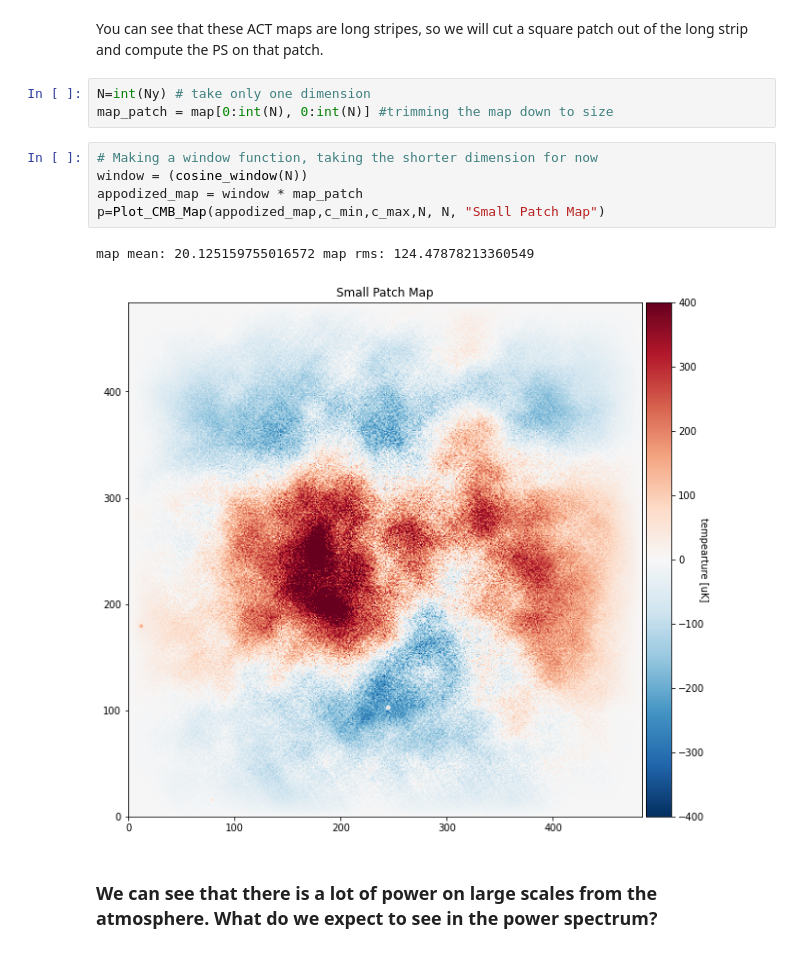
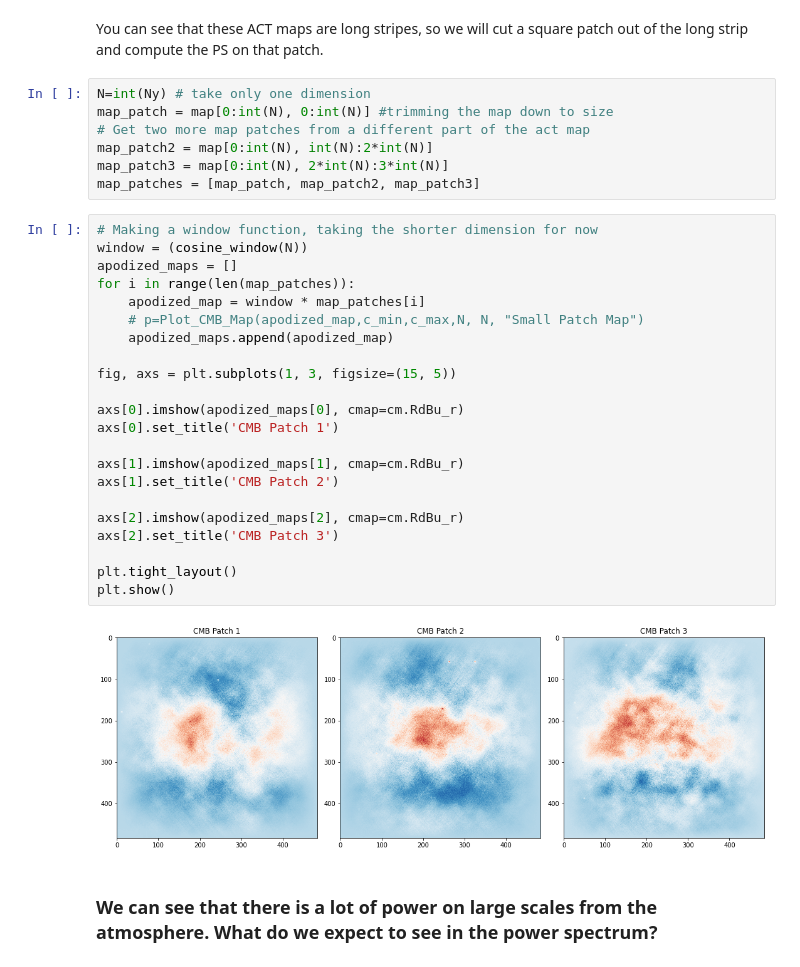
Before and after one commit to DEboy2007/CMBPaper, a Jupyter notebook: CMBSummerSchool/CMB_School_Part_06.ipynb, the cells around one changed output. Cells and saved outputs as stored; diff of their text form.

```diff
--- a/CMBSummerSchool/CMB_School_Part_06.ipynb
+++ b/CMBSummerSchool/CMB_School_Part_06.ipynb
@@ -69,14 +69,34 @@ You can see that these ACT maps are long stripes, so we will cut a square patch
 # %%
 N=int(Ny) # take only one dimension
 map_patch = map[0:int(N), 0:int(N)] #trimming the map down to size
+# Get two more map patches from a different part of the act map
+map_patch2 = map[0:int(N), int(N):2*int(N)]
+map_patch3 = map[0:int(N), 2*int(N):3*int(N)]
+map_patches = [map_patch, map_patch2, map_patch3]
-# %%
-# Making a window function, taking the shorter dimension for now
-window = (cosine_window(N))
-appodized_map = window * map_patch
-p=Plot_CMB_Map(appodized_map,c_min,c_max,N, N, "Small Patch Map")
-# %% [output]
-map mean: 20.125159755016572 map rms: 124.47878213360549
-[figure, removed]
+# %%
+# Making a window function, taking the shorter dimension for now
+window = (cosine_window(N))
+apodized_maps = []
+for i in range(len(map_patches)):
+    apodized_map = window * map_patches[i]
+    # p=Plot_CMB_Map(apodized_map,c_min,c_max,N, N, "Small Patch Map")
+    apodized_maps.append(apodized_map)
+
+fig, axs = plt.subplots(1, 3, figsize=(15, 5))
+
+axs[0].imshow(apodized_maps[0], cmap=cm.RdBu_r)
+axs[0].set_title('CMB Patch 1')
+
+axs[1].imshow(apodized_maps[1], cmap=cm.RdBu_r)
+axs[1].set_title('CMB Patch 2')
+
+axs[2].imshow(apodized_maps[2], cmap=cm.RdBu_r)
+axs[2].set_title('CMB Patch 3')
+
+plt.tight_layout()
+plt.show()
+# %% [output]
+[figure, added]
 # %% [markdown]
 ### We can see that there is a lot of power on large scales from the atmosphere. What do we expect to see in the power spectrum?
 # %%
```
Also changed, not shown: parts of 4 cells of this notebook, 1 other file.
